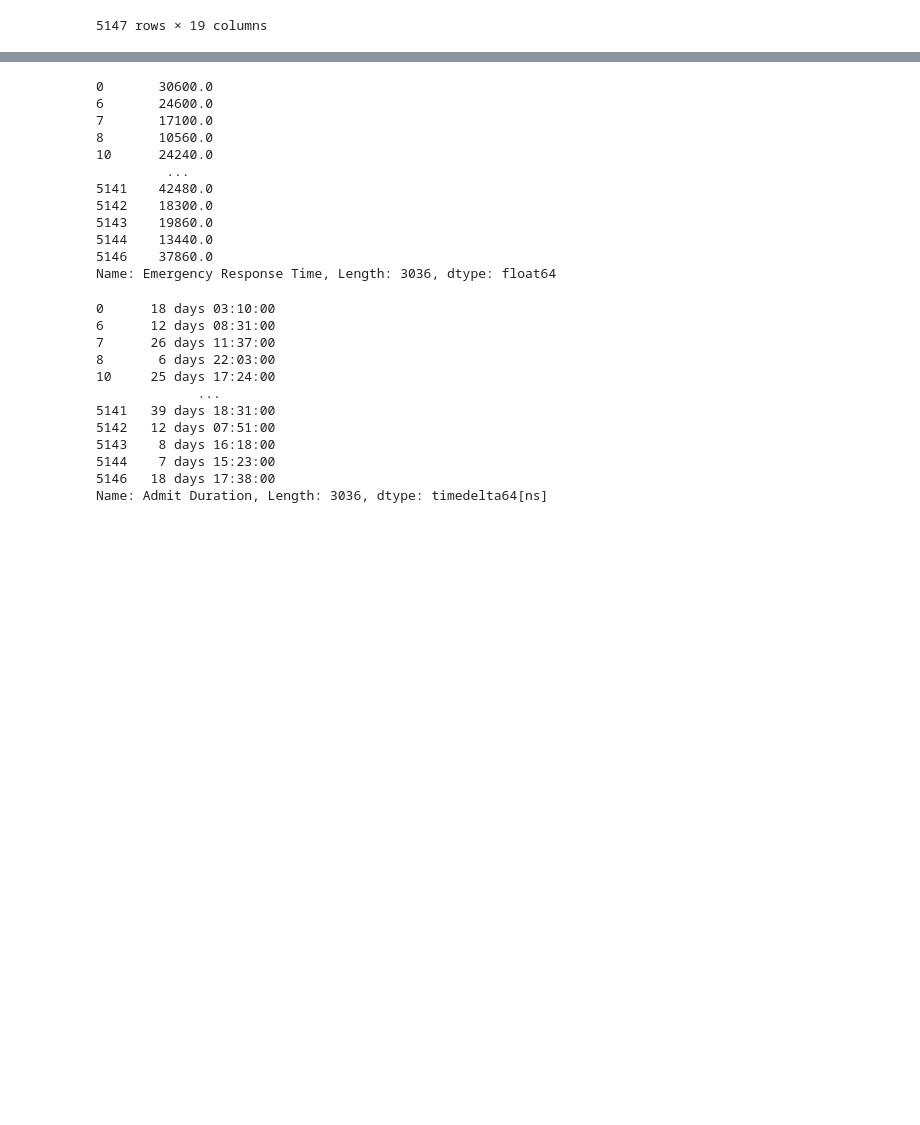
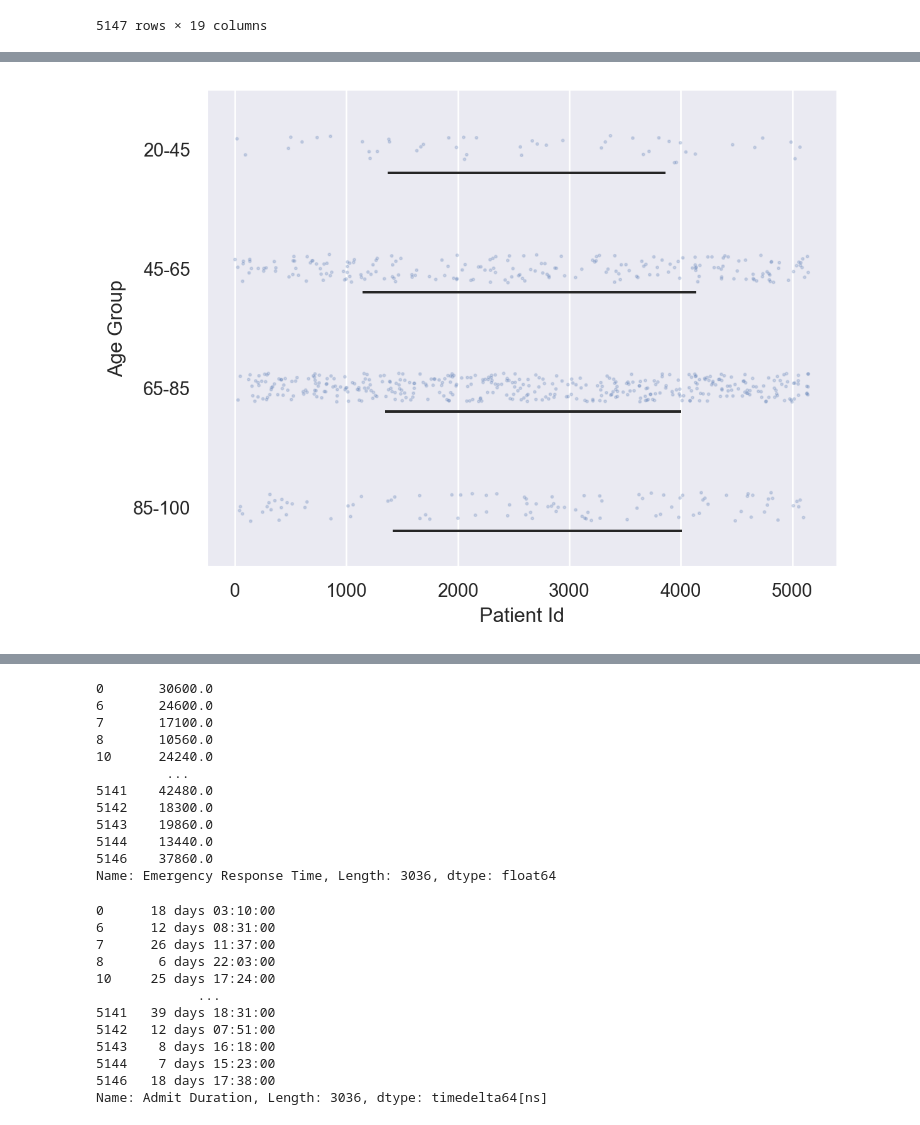
Before and after one commit to hiimani28/dvproject2, a Jupyter notebook: Untitled.ipynb, the cells around one changed output, grey strips where cells are left out. Drawn from its saved outputs; the diff is of its cells as text; code cells hidden in the pictures; blank space fills up the shorter version.

Commit message:
Add so perc

```diff
--- a/Untitled.ipynb
+++ b/Untitled.ipynb
@@ -18,0 +32,3 @@ df
+# %%
+df_abnormal = df[df['Occupational Therapist Visit'].notna() & df['Speech Pathologist Visit'].notna() & df['Dietitian Visit'].notna()]
+df_abnormal
@@ -18,0 +49,9 @@ df
+# %%
+age_ranges = [20, 45, 65, 85, 100]
+
+# Create labels for the age ranges
+age_labels = ['20-45', '45-65', '65-85', '85-100']
+
+# Group ages into specified ranges
+df_abnormal['Age Group'] = pd.cut(df_abnormal['Age'], bins=age_ranges, labels=age_labels, right=False)
+df
@@ -18,0 +77,10 @@ df
+# %%
+import seaborn.objects as so
+(
+    so.Plot(df_abnormal, "Patient Id", "Age Group")
+    .add(so.Dots(pointsize=1.5, alpha=.2), so.Jitter(.3))
+    .add(so.Range(color="k"), so.Perc([25, 75]), so.Shift(y=.2))
+
+)
+# %% [output]
+[figure, added]
```
Also changed, not shown: parts of 17 cells of this notebook, 1 other file.
